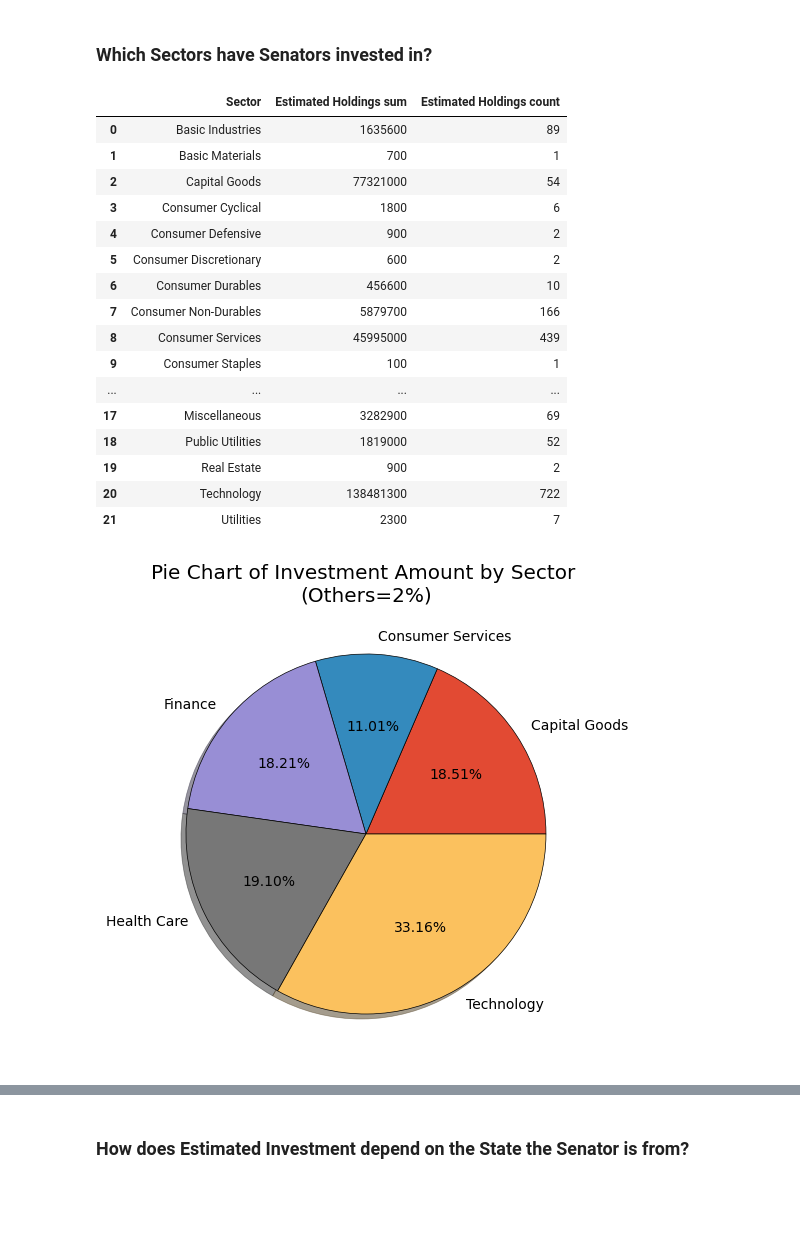
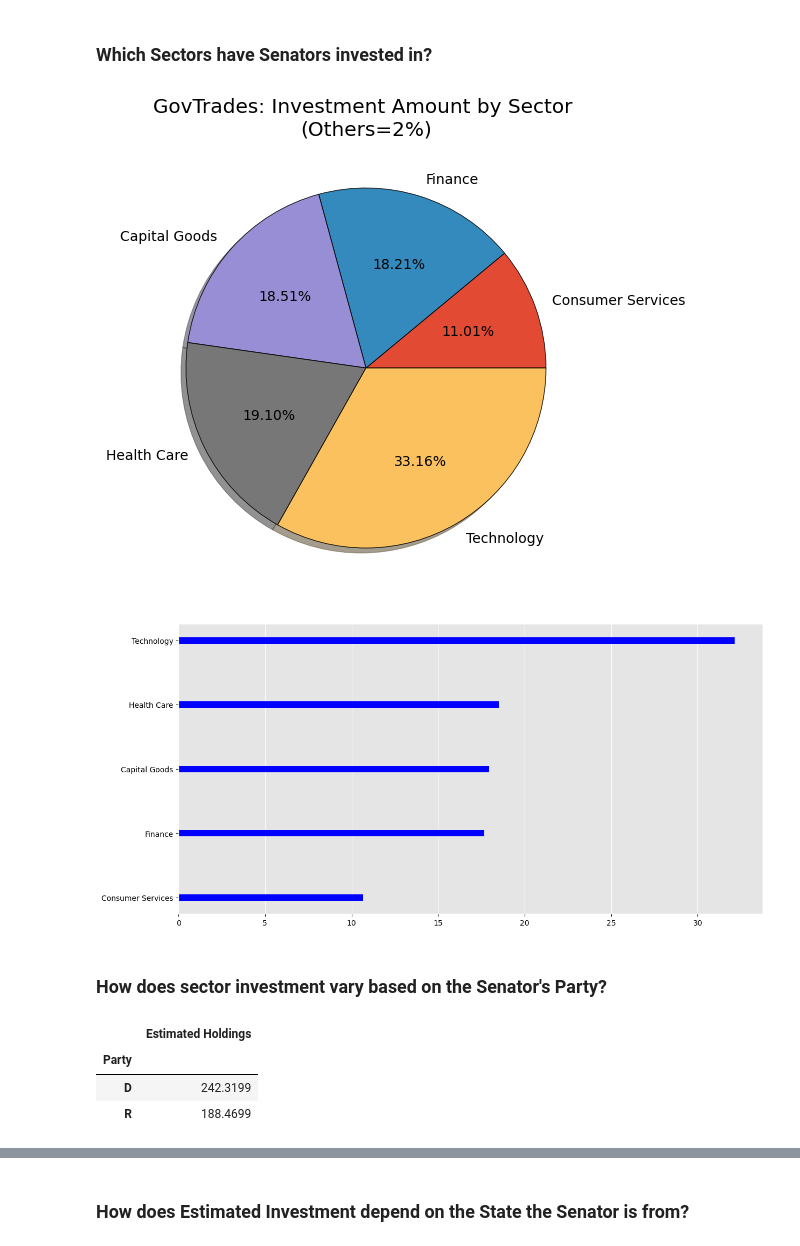
Before and after one commit to e2abbyh/ECE143-Group4-FinalProject, a Jupyter notebook: Analysis.ipynb, the cells around one changed output, grey strips where cells are left out. Cells and saved outputs as stored; diff of their text form; code cells hidden in the pictures; blank space fills up the shorter version.

```diff
--- a/Analysis.ipynb
+++ b/Analysis.ipynb
@@ -9,8 +11,11 @@ import seaborn              as sns
 # %%
 df = pd.read_csv("./Data/cleaned_govtrades.csv")
-df_lawsuits = pd.read_csv("./Data/cleaned_stanford.csv")
 df["Estimated Holdings"] = df["Estimated Holdings"].str[1:].str.replace(",", "")
 df["Estimated Holdings"] = df["Estimated Holdings"].astype(int)
 df["Party"] = df["Senator"].str[-5]
 df["State"] = df["Senator"].str[-3:-1]
-df
+df_lawsuits = pd.read_csv("../Private Data/cleaned_stanford.csv")
+df_combined = pd.read_csv("../Private Data/cleaned_combined_data.csv")
+
+df_govtrades = df[df["Estimated Holdings"]>0]
+df_combined = df_combined[df_combined["Estimated Holdings"]>0]
@@ -38,41 +29,44 @@ def getSumCount(df, group_col, agg_col):
     grouped_holdings.columns = [' '.join(col).strip() for col in grouped_holdings.columns.values]
     return grouped_holdings
 # %%
-sector_holdings = getSumCount(df, "Sector", "Estimated Holdings")
-sector_holdings
+sector_holdings = getSumCount(df_govtrades, "Sector", "Estimated Holdings")
-# %% [output]
-|  | Sector | Estimated Holdings sum | Estimated Holdings count |
-| 0 | Basic Industries | 1635600 | 89 |
-| 1 | Basic Materials | 700 | 1 |
-| 2 | Capital Goods | 77321000 | 54 |
-| 3 | Consumer Cyclical | 1800 | 6 |
-| 4 | Consumer Defensive | 900 | 2 |
-| 5 | Consumer Discretionary | 600 | 2 |
-| 6 | Consumer Durables | 456600 | 10 |
-| 7 | Consumer Non-Durables | 5879700 | 166 |
-| 8 | Consumer Services | 45995000 | 439 |
-| 9 | Consumer Staples | 100 | 1 |
-| ... | ... | ... | ... |
-| 17 | Miscellaneous | 3282900 | 69 |
-| 18 | Public Utilities | 1819000 | 52 |
-| 19 | Real Estate | 900 | 2 |
-| 20 | Technology | 138481300 | 722 |
-| 21 | Utilities | 2300 | 7 |
 # %%
 scale = 1e5
 pie_sector_data = sector_holdings["Estimated Holdings sum"]/scale
 pie_sector_data /= pie_sector_data.sum()
 pie_sector_data *= 100
 indices = pie_sector_data>2
+indices = pie_sector_data[indices].sort_values().index
 
 with plt.style.context('ggplot'):
     _ = plt.pie(pie_sector_data[indices], labels = sector_holdings["Sector"][indices]
                 , wedgeprops={"edgecolor": "black"}, autopct="%1.2f%%"
                 , shadow=True)
     plt.tight_layout()
-    plt.title("Pie Chart of Investment Amount by Sector \n(Others=2%)")
+    plt.title("GovTrades: Investment Amount by Sector \n(Others=2%)")
     plt.show()
 plt.close()
 # https://scc.ms.unimelb.edu.au/resources/data-visualisation-and-exploration/no_pie-charts
+
+with plt.style.context('ggplot'):
+    fig = plt.figure(figsize=(14, 7))
+    plt.barh(sector_holdings["Sector"][indices], pie_sector_data[indices],
+            color="blue", height=0.1, capstyle="round")
+    plt.grid(False)
+    ax = plt.gca()
+    ax.xaxis.grid(True)
+    ax.tick_params(axis='both', colors='black')
+    plt.show()
+plt.close()
 # %% [output]
-[figure, old version]
+[figure, new version]
+[figure, added]
+# %% [markdown]
+### How does sector investment vary based on the Senator's Party?
+# %%
+df_govtrades.groupby("Party").sum("Estimated Holdings")/1e6
+# %% [output]
+|  | Estimated Holdings |
+| Party |  |
+| D | 242.3199 |
+| R | 188.4699 |
```
Also changed, not shown: parts of 23 cells of this notebook.
